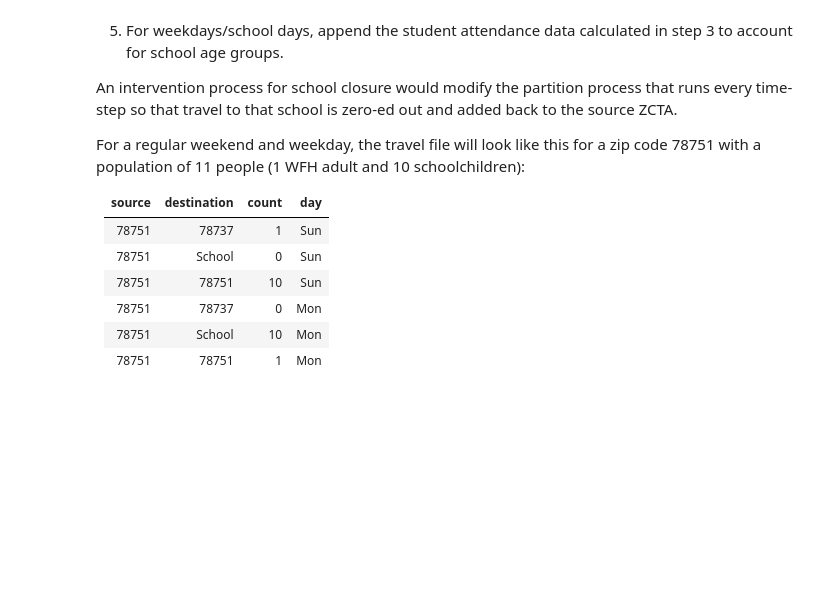
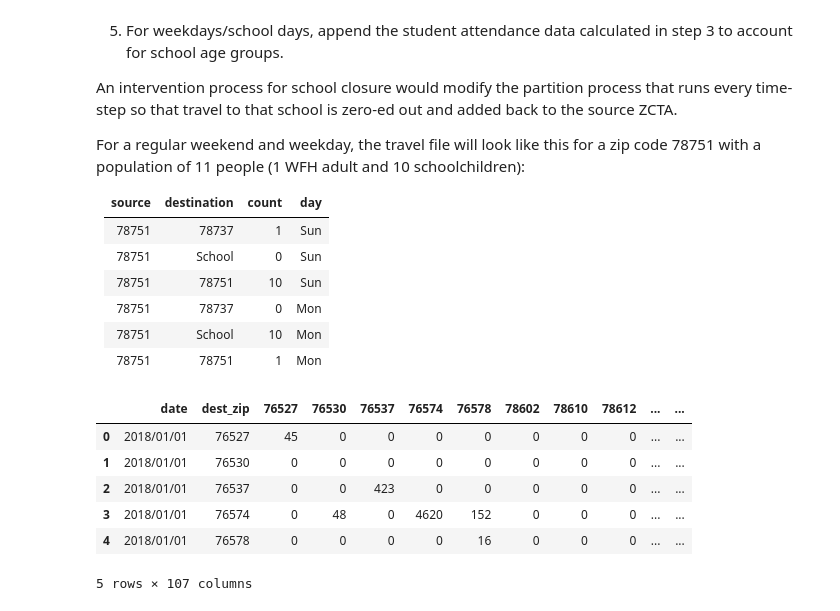
Before and after one commit to bhollo0329/epimodels, a Jupyter notebook: notebooks/AustinGranularModel/DataIntegration/AGMDataIntegration.ipynb, the cells around one changed output. Drawn from its saved outputs; the diff is of its cells as text; code cells hidden in the pictures; blank space fills up the shorter version.

```diff
--- a/notebooks/AustinGranularModel/DataIntegration/AGMDataIntegration.ipynb
+++ b/notebooks/AustinGranularModel/DataIntegration/AGMDataIntegration.ipynb
@@ -851,3 +850,15 @@ For a regular weekend and weekday, the travel file will look like this for a zip
 |78751|78737|0|Mon|
 |78751|School|10|Mon|
 |78751|78751|1|Mon|
+# %%
+example = pd.read_csv('/Users/kpierce/epimodels/notebooks/AustinGranularModel/Mobility/visits_by_day_by_zip_2018-01-01.csv')
+# %%
+example.head()
+# %% [output]
+|  | date | dest_zip | 76527 | 76530 | 76537 | 76574 | 76578 | 78602 | 78610 | 78612 | ... | ... |
+| 0 | 2018/01/01 | 76527 | 45 | 0 | 0 | 0 | 0 | 0 | 0 | 0 | ... | ... |
+| 1 | 2018/01/01 | 76530 | 0 | 0 | 0 | 0 | 0 | 0 | 0 | 0 | ... | ... |
+| 2 | 2018/01/01 | 76537 | 0 | 0 | 423 | 0 | 0 | 0 | 0 | 0 | ... | ... |
+| 3 | 2018/01/01 | 76574 | 0 | 48 | 0 | 4620 | 152 | 0 | 0 | 0 | ... | ... |
+| 4 | 2018/01/01 | 76578 | 0 | 0 | 0 | 0 | 16 | 0 | 0 | 0 | ... | ... |
+5 rows × 107 columns
```
Also changed, not shown: parts of 7 cells of this notebook, 35 other files.
